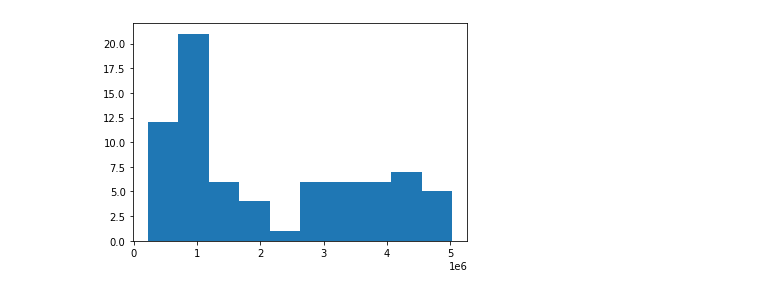
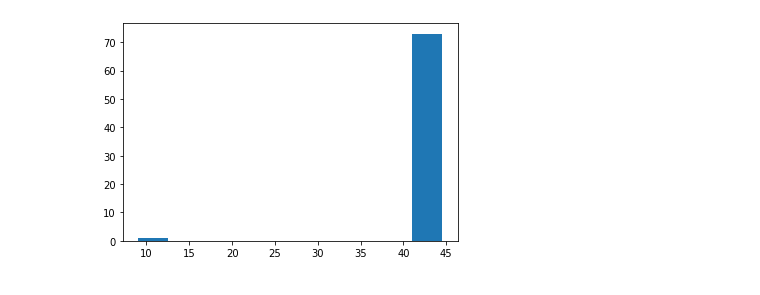
Before and after one commit to whiteRa2bit/hep_generative_models, a Jupyter notebook: notebooks/resolution/energy_resolution.ipynb, the cells around one changed output. Cells and saved outputs as stored; diff of their text form; code cells hidden in the pictures.

```diff
--- a/notebooks/resolution/energy_resolution.ipynb
+++ b/notebooks/resolution/energy_resolution.ipynb
@@ -9,7 +9,7 @@ from generation.data.data_preparation import get_attributes_df, \
                                              generate_one_signal, \
                                              postprocess_signal
 # %%
-DETECTOR_NUM = 13
+DETECTOR_NUM = 4
 df = get_attributes_df()
 df = get_detector_event_df(df, detector=DETECTOR_NUM)
 # %%
@@ -17,8 +17,14 @@ unique_events = df['event'].unique()
 events_dfs = [df[df['event'] == int(event)] for event in tqdm.tqdm(unique_events)]
 # %%
 events_energies = [np.sum(event_df['energy']) for event_df in events_dfs]
+# %%
+events_signals = [generate_one_signal(event_df, sample_coef=1) for event_df in tqdm.tqdm(events_dfs)]
+# %%
+events_amplitudes = [np.max(signal) for signal in events_signals]
+# %%
+events_ratios = [energy / amplitude for energy, amplitude in zip(events_energies, events_amplitudes)]
 # %%
-plt.hist(events_energies)
+plt.hist(events_ratios)
 plt.show()
 # %% [output]
-[figure, old version]
+[figure, new version]
```
Also changed, not shown: 5 other files.
